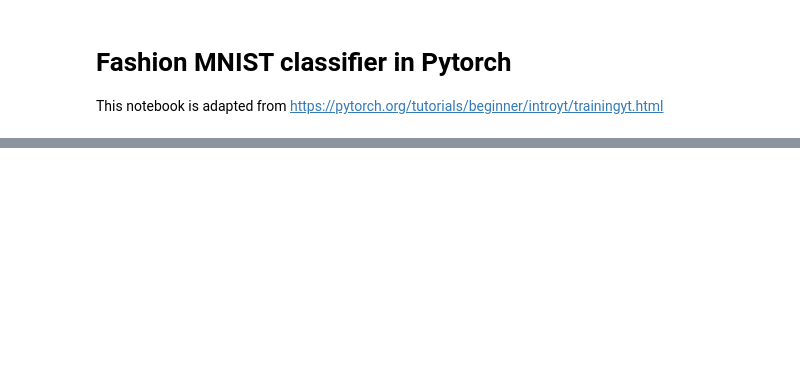
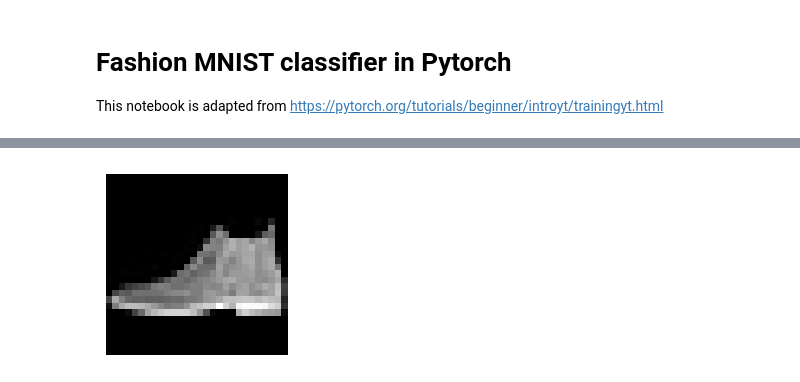
Before and after one commit to codepod-io/user-study, a Jupyter notebook: fashion-mnist.ipynb, the cells around one changed output, grey strips where cells are left out. Cells and saved outputs as stored; diff of their text form; code cells hidden in the pictures; blank space fills up the shorter version.

```diff
--- a/fashion-mnist.ipynb
+++ b/fashion-mnist.ipynb
@@ -29,7 +71,7 @@ print(f"Using {device} device")
 # %%
 # Download training data from open datasets.
 training_data = datasets.FashionMNIST(
-    root="/mnt/data",
+    root="./data",
     train=True,
     download=True,
     transform=ToTensor(),
@@ -37,7 +79,7 @@ training_data = datasets.FashionMNIST(
 
 # Download test data from open datasets.
 test_data = datasets.FashionMNIST(
-    root="/mnt/data",
+    root="./data",
     train=False,
     download=True,
     transform=ToTensor(),
@@ -190,2 +269,4 @@ with torch.no_grad():
 # %%
-visualize_one(x)
+visualize_one(x.cpu())
+# %% [output]
+[figure, added]
```
Also changed, not shown: parts of 9 cells of this notebook.
